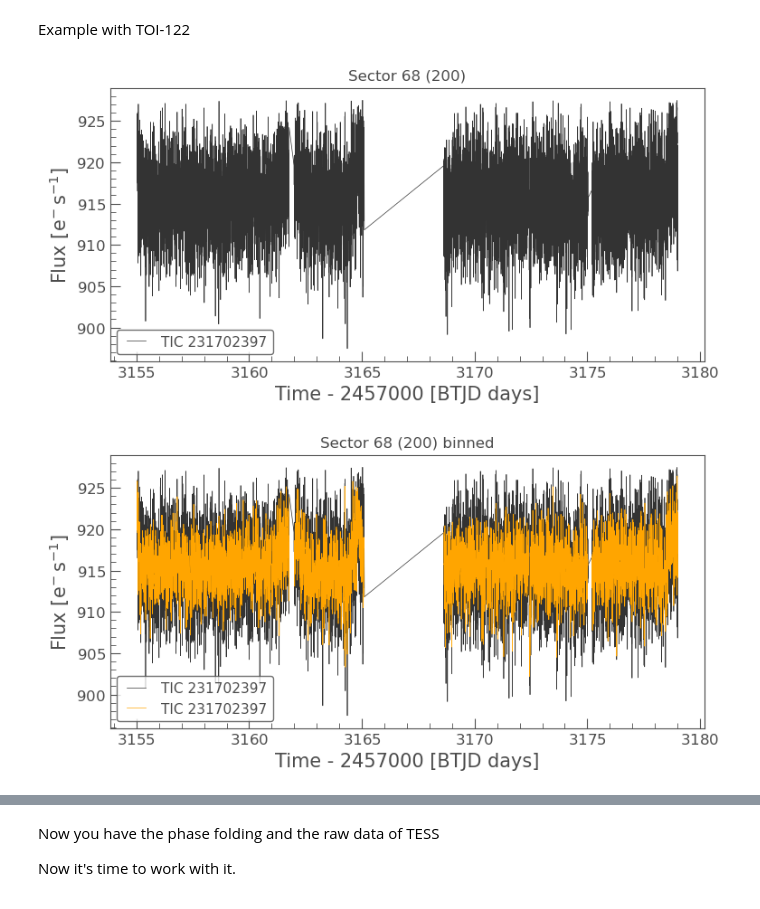
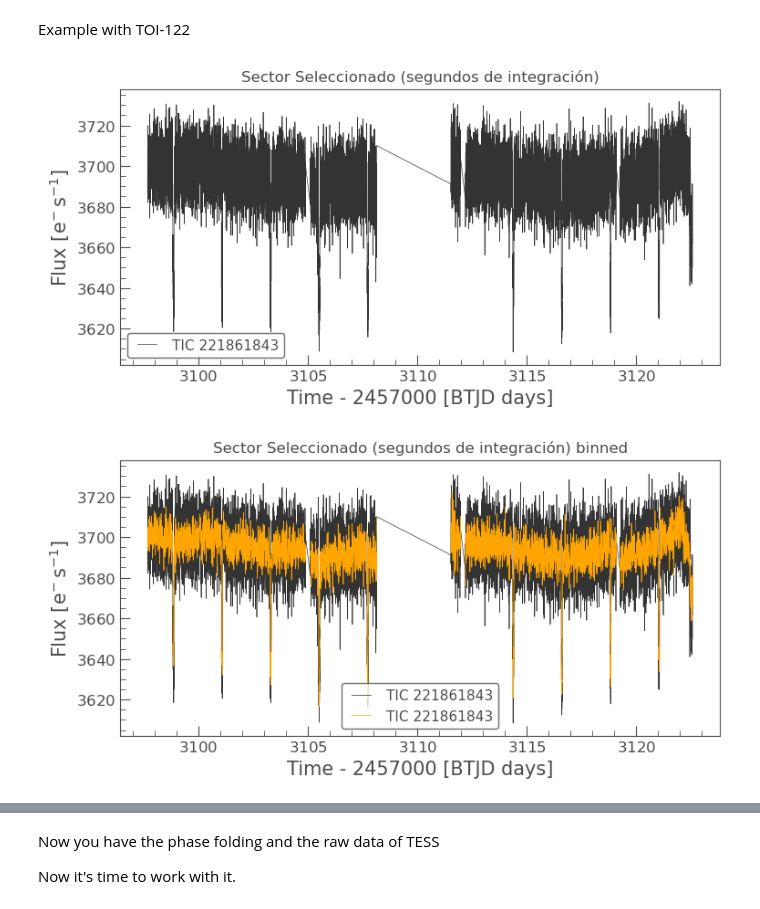
Before and after one commit to MasheLaNube/astroREBECCA, a Jupyter notebook: Tutorial_TESS.ipynb, the cells around one changed output, grey strips where cells are left out. Drawn from its saved outputs; the diff is of its cells as text; code cells hidden in the pictures.

```diff
--- a/Tutorial_TESS.ipynb
+++ b/Tutorial_TESS.ipynb
@@ -16,6 +16,6 @@ import Obtain_LC as lc
 PATH= datetime.datetime.now().strftime('TESS_%Y%m%dT%H%M%S')
 os.makedirs(PATH)
 # %%
-Search_data= lk.search_lightcurve("TOI-122", author= ['SPOC', 'TESS-SPOC']) #Modify as wanted
+Search_data= lk.search_lightcurve("TOI-3486.01", author= ['SPOC', 'TESS-SPOC']) #Modify as wanted
 Search_data
 # %% [output]
@@ -48,15 +38,15 @@ Example with TOI-122
 # %%
 #Download the data you want
 
-sector_data= Search_data[11].download()
-sector_name= 'sector_68'
+sector_data= Search_data[0].download()
+sector_name= 'sector_seleccionado'
 # %%
 #Removing outliers from your data and Binned
 #Play with this if you want ^^
-lc.rem_outliers(sector_data, PATH, binned,'Sector 68 (200)') #Change the name as your desire!!
+lc.rem_outliers(sector_data, PATH, binned,'Sector Seleccionado (segundos de integración)') #Change the name as your desire!!
 # %% [output]
-[figure, old version]
+[figure, new version]
-[figure, old version]
+[figure, new version]
 # %%
 #Identify when the transits will happen (Assuming there is no TTV)
 
```
Also changed, not shown: parts of 6 cells of this notebook.
